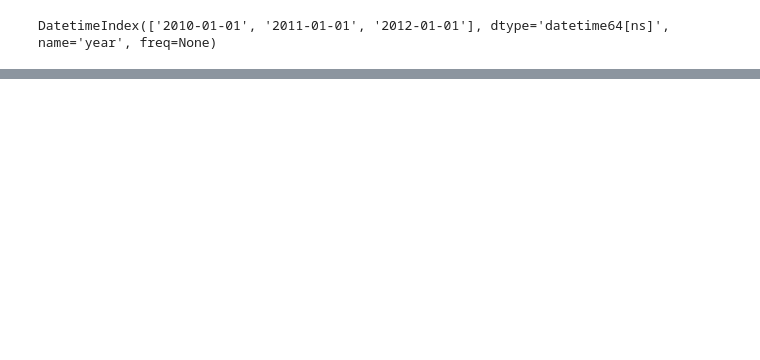
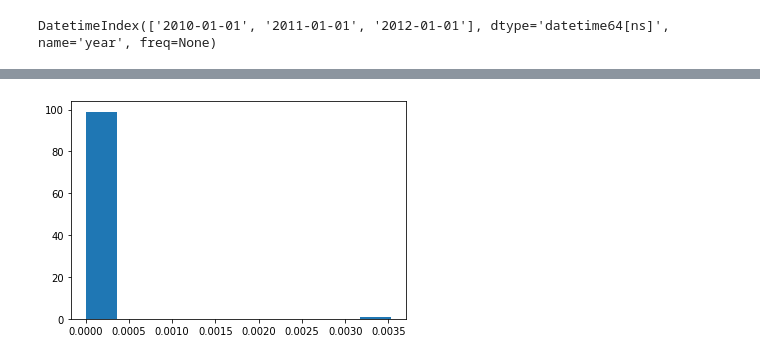
Before and after one commit to sherna90/analisis_algoritmos, a Jupyter notebook: 1.-intro_pandas.ipynb, the cells around one changed output, grey strips where cells are left out. Saved outputs shown, nothing was run; the diff lists cells and outputs as text; code cells hidden in the pictures; blank space fills up the shorter version.

```diff
--- a/1.-intro_pandas.ipynb
+++ b/1.-intro_pandas.ipynb
@@ -111,0 +212,7 @@ DatetimeIndex(['2010-01-01', '2011-01-01', '2012-01-01'], dtype='datetime64[ns]'
+# %%
+import matplotlib.pyplot as plt
+
+plt.hist(results)
+plt.show()
+# %% [output]
+[figure, added]
```
Also changed, not shown: parts of 16 cells of this notebook.
